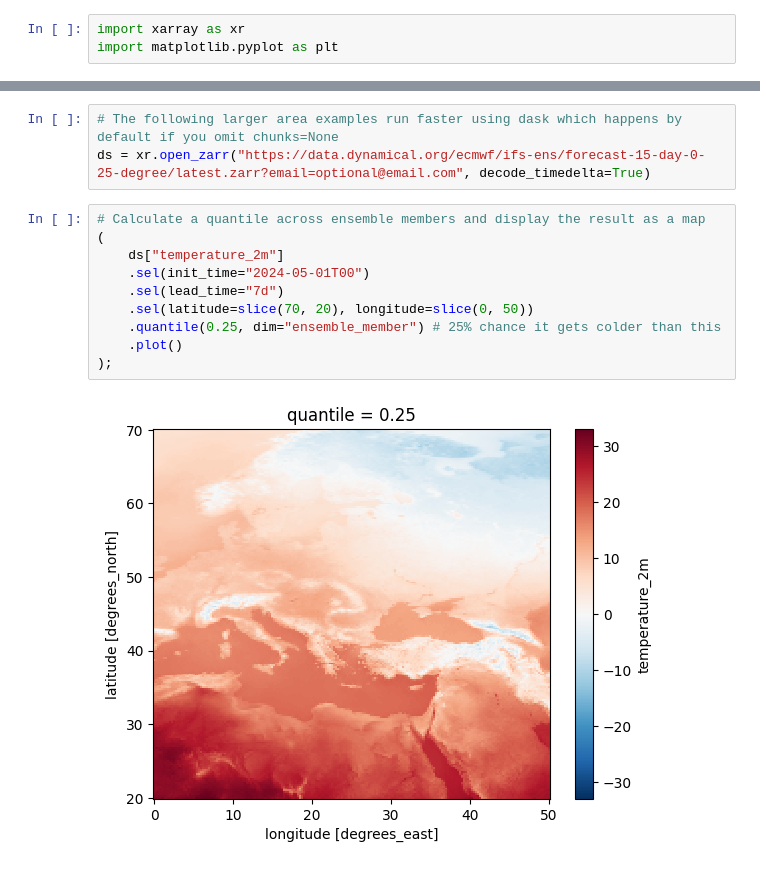
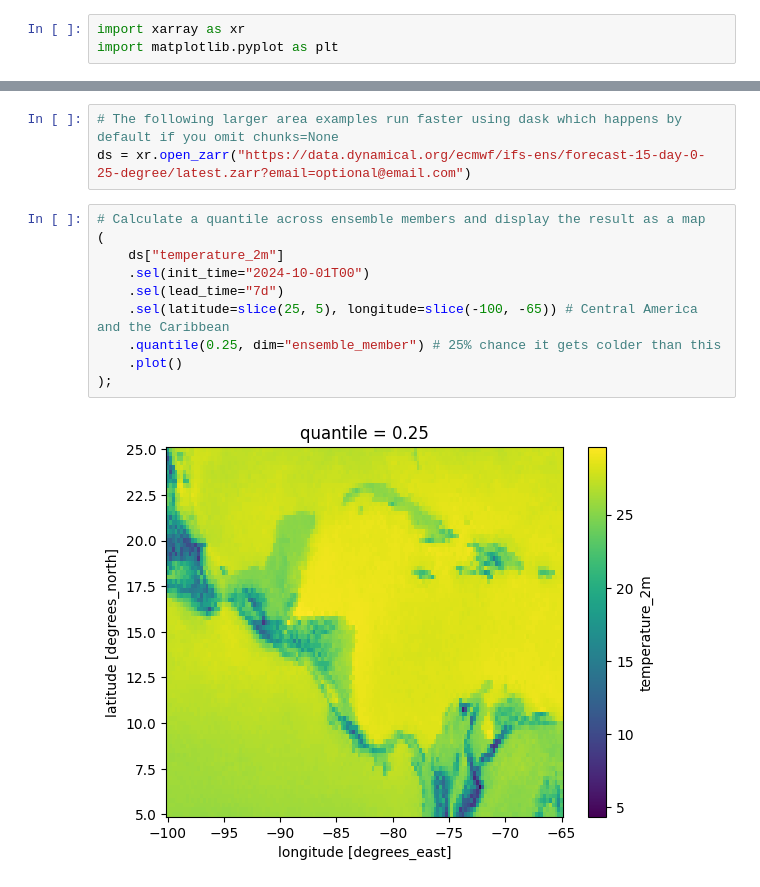
Before and after one commit to dynamical-org/notebooks, a Jupyter notebook: ecmwf-ifs-ens-forecast-15-day-0-25-degree.ipynb, the cells around one changed output, grey strips where cells are left out. Drawn from its saved outputs; the diff is of its cells as text.

```diff
--- a/ecmwf-ifs-ens-forecast-15-day-0-25-degree.ipynb
+++ b/ecmwf-ifs-ens-forecast-15-day-0-25-degree.ipynb
@@ -56,18 +65,18 @@ plot_ds = ds.sel(init_time="2024-05-01T00", latitude=0, longitude=0)
 # %%
 # The following larger area examples run faster using dask which happens by default if you omit chunks=None
-ds = xr.open_zarr("https://data.dynamical.org/ecmwf/ifs-ens/forecast-15-day-0-25-degree/latest.zarr?email=optional@email.com", decode_timedelta=True)
+ds = xr.open_zarr("https://data.dynamical.org/ecmwf/ifs-ens/forecast-15-day-0-25-degree/latest.zarr?email=optional@email.com")
 # %%
 # Calculate a quantile across ensemble members and display the result as a map
 (
     ds["temperature_2m"]
-    .sel(init_time="2024-05-01T00")
+    .sel(init_time="2024-10-01T00")
     .sel(lead_time="7d")
-    .sel(latitude=slice(70, 20), longitude=slice(0, 50))
+    .sel(latitude=slice(25, 5), longitude=slice(-100, -65)) # Central America and the Caribbean
     .quantile(0.25, dim="ensemble_member") # 25% chance it gets colder than this
     .plot()
 );
 # %% [output]
-[figure, old version]
+[figure, new version]
 # %%
 # Highlight areas of uncertainty in temperature forecast over the first 7 days of the first forecast
 
```
Also changed, not shown: parts of 5 cells of this notebook.
